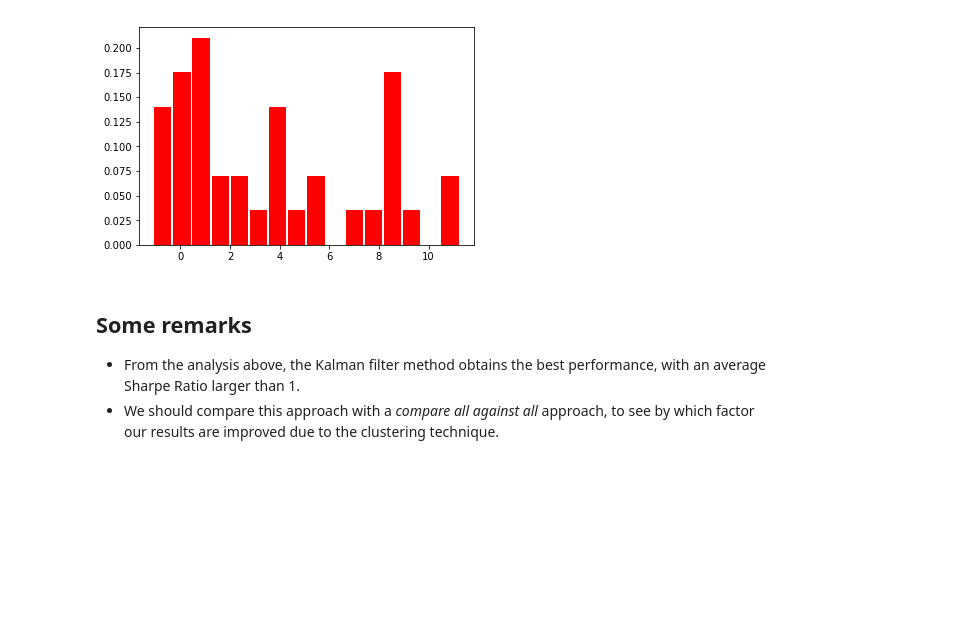
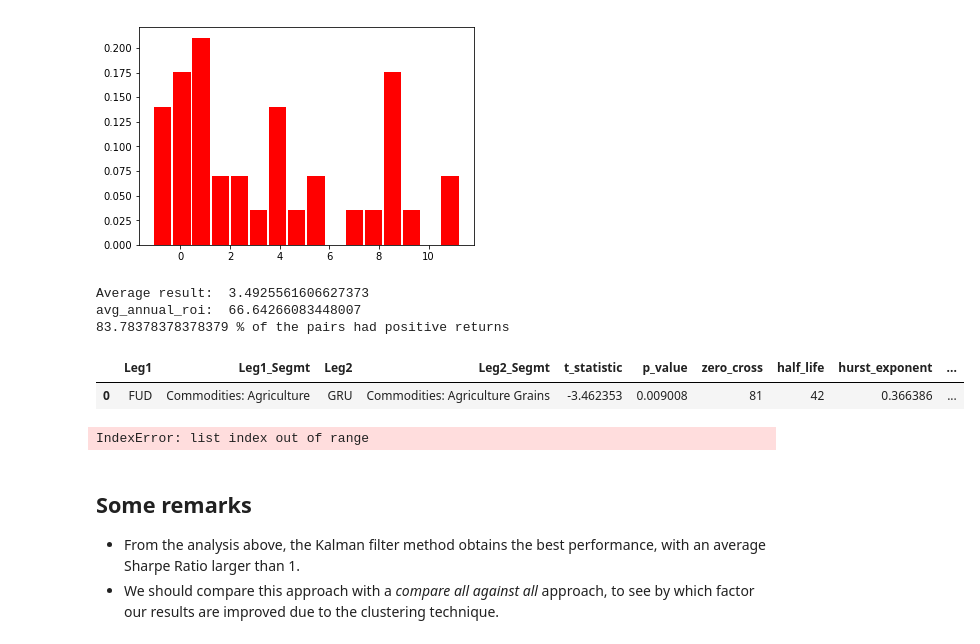
Before and after one commit to simaomsarmento/PairsTrading, a Jupyter notebook: PairsTrading_CommodityETFs-Benchmark.ipynb, the cells around one changed output. Cells and saved outputs as stored; diff of their text form; code cells hidden in the pictures; blank space fills up the shorter version.

Commit message:
Implemented new return calculaition in benchmark notebook

```diff
--- a/PairsTrading_CommodityETFs-Benchmark.ipynb
+++ b/PairsTrading_CommodityETFs-Benchmark.ipynb
@@ -110,7 +117,12 @@ if config['trading_filter']['active'] == 1:
 else:
     trading_filter = None
 # %%
-n_years_train = round(len(df_prices_train)/240)
+# intraday
+#n_years_train = round(len(df_prices_train)/(240*78))
+
+# interday
+n_years_train = round(len(df_prices_train)/(240))
+
 n_years_train
 # %% [output]
 9
@@ -161,6 +214,24 @@ n, bins, patches = plt.hist(sharpe_results_kalman, bins = 16, normed=True, orien
 # %% [output]
 Sharpe Ratio Distribution:
 [figure]
+# %%
+results_training, pairs_summary_training = trader.summarize_results(sharpe_results_kalman, cum_returns_kalman,
+                                                  performance_kalman, pairs, ticker_segment_dict, n_years_train)
+# %% [output]
+Average result:  3.4925561606627373
+avg_annual_roi:  66.64266083448007
+83.78378378378379 % of the pairs had positive returns
+# %%
+pairs_summary_training.head(1)
+# %% [output]
+|  | Leg1 | Leg1_Segmt | Leg2 | Leg2_Segmt | t_statistic | p_value | zero_cross | half_life | hurst_exponent | ... |
+| 0 | FUD | Commodities: Agriculture | GRU | Commodities: Agriculture Grains | -3.462353 | 0.009008 | 81 | 42 | 0.366386 | ... |
+# %%
+print(len(performance_kalman[38][1][performance_kalman[38][1].current_position!=0])/len(performance_kalman[38][1]))
+print(len(performance_kalman[38][1][performance_kalman[38][1].ret < 0])/len(performance_kalman[38][1][performance_kalman[38][1].ret != 0]))
+performance_kalman[38][1][performance_kalman[38][1].ret != 0].ret.hist(bins=10)
+# %% [output]
+IndexError: list index out of range
 # %% [markdown]
 ## Some remarks
 
```
Also changed, not shown: parts of 29 cells of this notebook, 5 other files.
